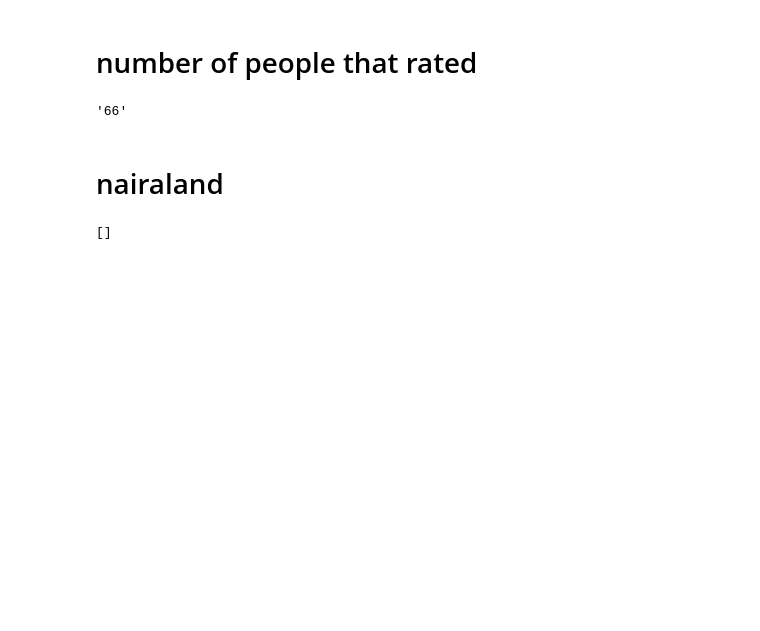
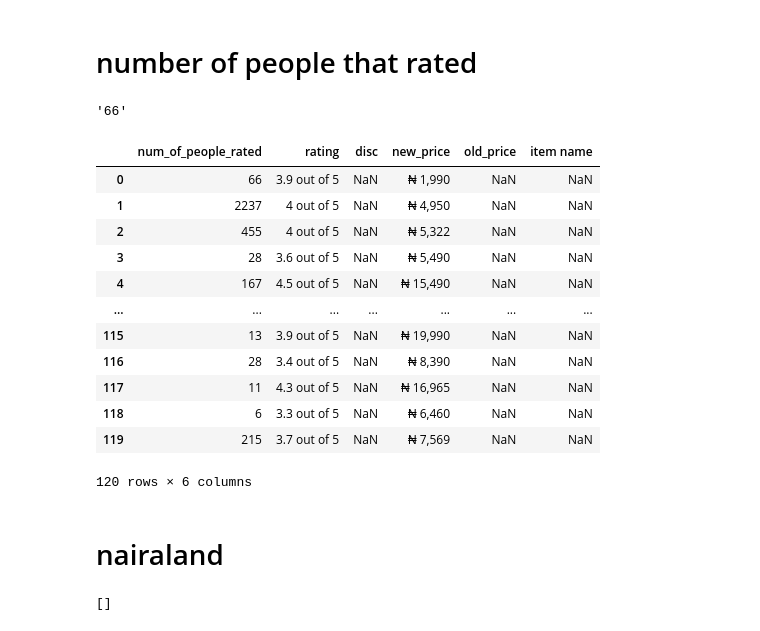
Before and after one commit to MOROLAKEOJO/WEB-SCRAPPING, a Jupyter notebook: WEB SCRAPPING.ipynb, the cells around one changed output. Drawn from its saved outputs; the diff is of its cells as text; code cells hidden in the pictures; blank space fills up the shorter version.

```diff
--- a/WEB SCRAPPING.ipynb
+++ b/WEB SCRAPPING.ipynb
@@ -214,6 +214,22 @@ try:
         t["item name"].append(name.text)
 except:
     t["item name"].append(np.nan)
+# %%
+pd.DataFrame({key:pd.Series(value) for key, value in t.items()})
+# %% [output]
+|  | num_of_people_rated | rating | disc | new_price | old_price | item name |
+| 0 | 66 | 3.9 out of 5 | NaN | ₦ 1,990 | NaN | NaN |
+| 1 | 2237 | 4 out of 5 | NaN | ₦ 4,950 | NaN | NaN |
+| 2 | 455 | 4 out of 5 | NaN | ₦ 5,322 | NaN | NaN |
+| 3 | 28 | 3.6 out of 5 | NaN | ₦ 5,490 | NaN | NaN |
+| 4 | 167 | 4.5 out of 5 | NaN | ₦ 15,490 | NaN | NaN |
+| ... | ... | ... | ... | ... | ... | ... |
+| 115 | 13 | 3.9 out of 5 | NaN | ₦ 19,990 | NaN | NaN |
+| 116 | 28 | 3.4 out of 5 | NaN | ₦ 8,390 | NaN | NaN |
+| 117 | 11 | 4.3 out of 5 | NaN | ₦ 16,965 | NaN | NaN |
+| 118 | 6 | 3.3 out of 5 | NaN | ₦ 6,460 | NaN | NaN |
+| 119 | 215 | 3.7 out of 5 | NaN | ₦ 7,569 | NaN | NaN |
+120 rows × 6 columns
 # %% [markdown]
 # nairaland
 # %%
```
